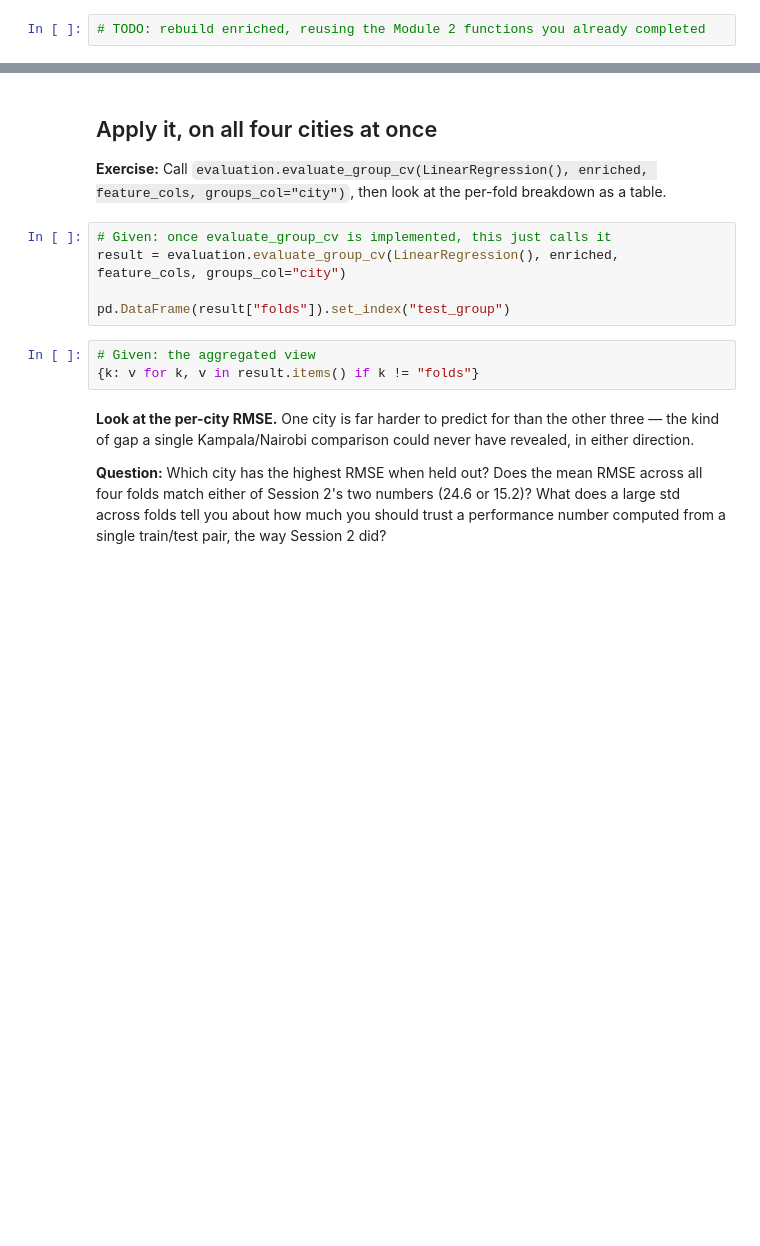
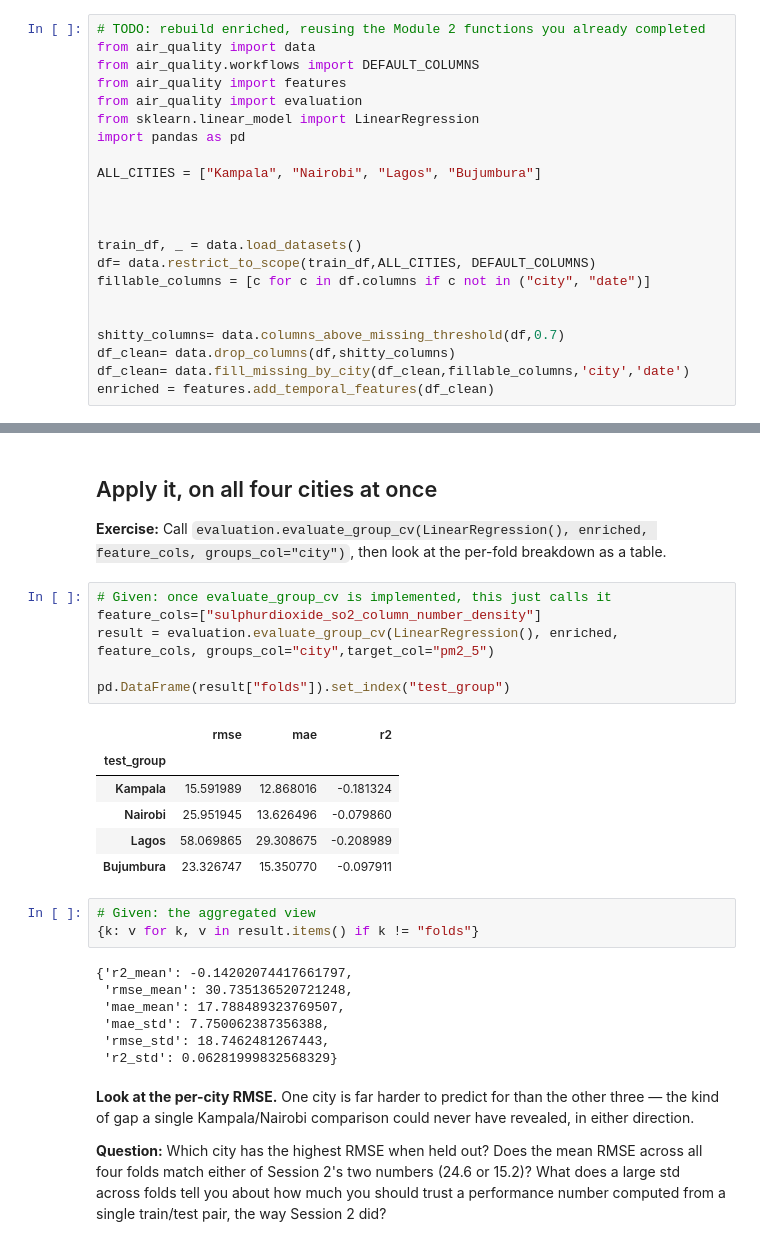
Before and after one commit to zakarya-22/air-quality-analysis, a Jupyter notebook: notebooks/session3/03_group_kfold_evaluation.ipynb, the cells around one changed output, grey strips where cells are left out. Drawn from its saved outputs; the diff is of its cells as text; blank space fills up the shorter version.

Commit message:
feat(pipeline): implement evaluation logic, tests, and notebook experiments

```diff
--- a/notebooks/session3/03_group_kfold_evaluation.ipynb
+++ b/notebooks/session3/03_group_kfold_evaluation.ipynb
@@ -13,6 +13,26 @@
 **Exercise:** Reuse the functions you completed in Module 2 to rebuild `enriched`: scope `train_df` to all four cities and `DEFAULT_COLUMNS`, drop columns above a 0.7 missing-value threshold, fill what remains per city, then add temporal features — the exact same sequence as `workflows.run_advanced`, minus the final split.
 # %%
 # TODO: rebuild enriched, reusing the Module 2 functions you already completed
+from air_quality import data
+from air_quality.workflows import DEFAULT_COLUMNS
+from air_quality import features
+from air_quality import evaluation
+from sklearn.linear_model import LinearRegression
+import pandas as pd
+
+ALL_CITIES = ["Kampala", "Nairobi", "Lagos", "Bujumbura"]
+
+
+
+train_df, _ = data.load_datasets()
+df= data.restrict_to_scope(train_df,ALL_CITIES, DEFAULT_COLUMNS)
+fillable_columns = [c for c in df.columns if c not in ("city", "date")]
+
+
+shitty_columns= data.columns_above_missing_threshold(df,0.7)
+df_clean= data.drop_columns(df,shitty_columns)
+df_clean= data.fill_missing_by_city(df_clean,fillable_columns,'city','date')
+enriched = features.add_temporal_features(df_clean)
 # %% [markdown]
 ## One pair only tells you about that pair
 
@@ -36,12 +56,27 @@ Open `src/air_quality/evaluation.py` and complete `evaluate_group_cv`, in the "S
 **Exercise:** Call `evaluation.evaluate_group_cv(LinearRegression(), enriched, feature_cols, groups_col="city")`, then look at the per-fold breakdown as a table.
 # %%
 # Given: once evaluate_group_cv is implemented, this just calls it
-result = evaluation.evaluate_group_cv(LinearRegression(), enriched, feature_cols, groups_col="city")
+feature_cols=["sulphurdioxide_so2_column_number_density"]
+result = evaluation.evaluate_group_cv(LinearRegression(), enriched, feature_cols, groups_col="city",target_col="pm2_5")
 
 pd.DataFrame(result["folds"]).set_index("test_group")
+# %% [output]
+|  | rmse | mae | r2 |
+| test_group |  |  |  |
+| Kampala | 15.591989 | 12.868016 | -0.181324 |
+| Nairobi | 25.951945 | 13.626496 | -0.079860 |
+| Lagos | 58.069865 | 29.308675 | -0.208989 |
+| Bujumbura | 23.326747 | 15.350770 | -0.097911 |
 # %%
 # Given: the aggregated view
 {k: v for k, v in result.items() if k != "folds"}
+# %% [output]
+{'r2_mean': -0.14202074417661797,
+ 'rmse_mean': 30.735136520721248,
+ 'mae_mean': 17.788489323769507,
+ 'mae_std': 7.750062387356388,
+ 'rmse_std': 18.7462481267443,
+ 'r2_std': 0.06281999832568329}
 # %% [markdown]
 **Look at the per-city RMSE.** One city is far harder to predict for than the other three — the kind of gap a single Kampala/Nairobi comparison could never have revealed, in either direction.
 
```
Also changed, not shown: parts of 2 cells of this notebook, 7 other files.
